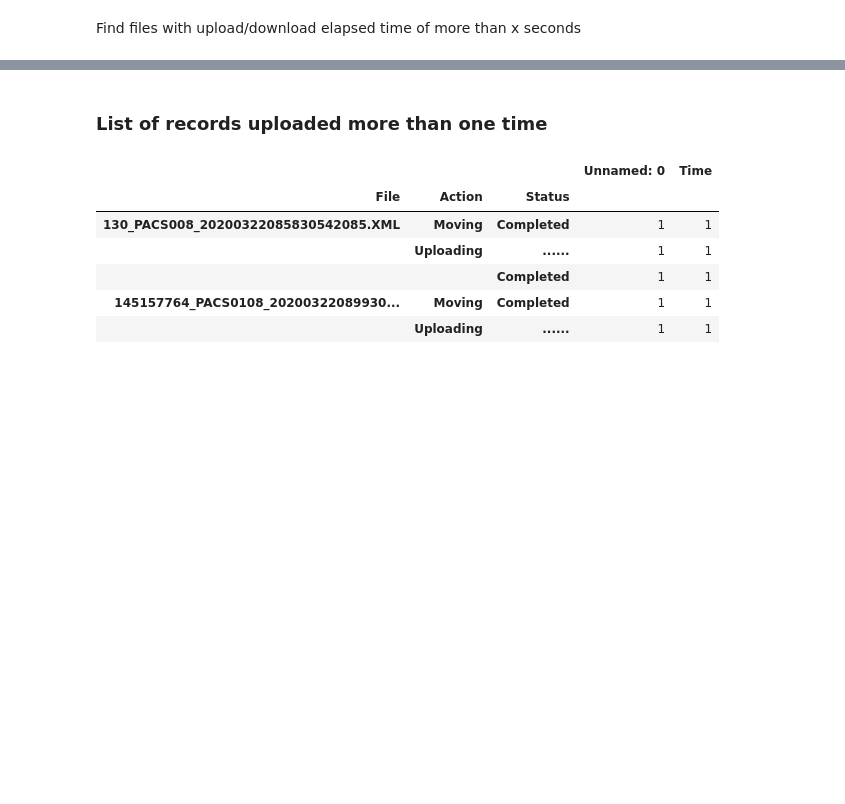
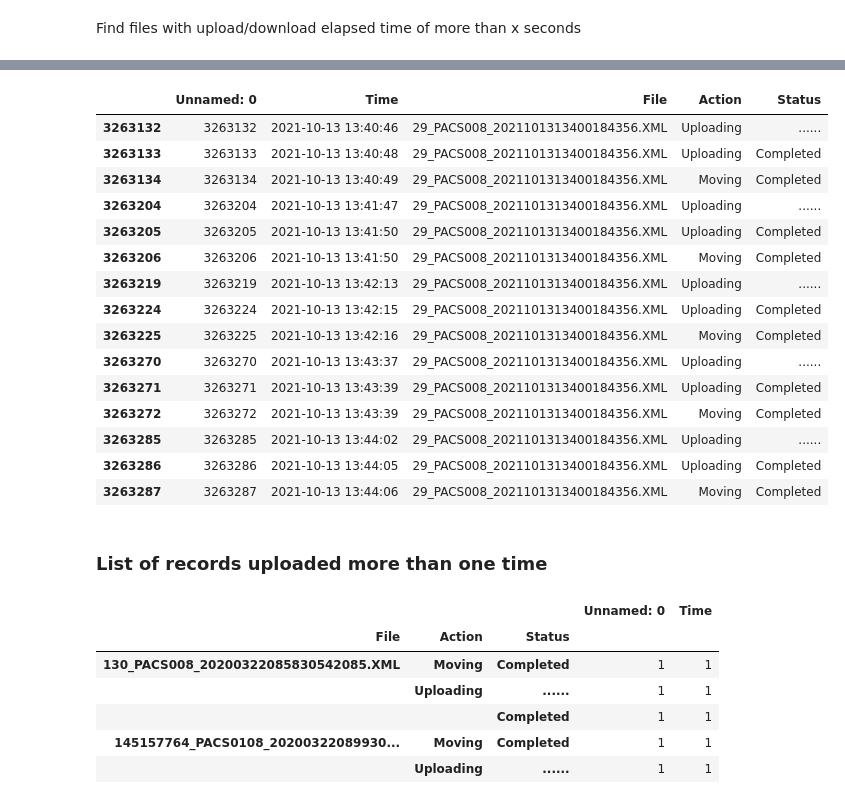
Before and after one commit to yjad/training, a Jupyter notebook: xml/ach_perf.ipynb, the cells around one changed output, grey strips where cells are left out. Drawn from its saved outputs; the diff is of its cells as text; code cells hidden in the pictures; blank space fills up the shorter version.

```diff
--- a/xml/ach_perf.ipynb
+++ b/xml/ach_perf.ipynb
@@ -318,7 +340,24 @@ dd =dnld_time.loc[dnld_time['Time_start'].dt.date ==np.datetime64('2021-10-25'),
 # %%
 dd.loc[dd['elapsed']< np.datetime64(0, 's')]
 # %%
-data[data['File'] == '29_PACS008_2021011218140869027.XML']
+data[data['File'] == '29_PACS008_2021101313400184356.XML']
+# %% [output]
+|  | Unnamed: 0 | Time | File | Action | Status |
+| 3263132 | 3263132 | 2021-10-13 13:40:46 | 29_PACS008_2021101313400184356.XML | Uploading | ...... |
+| 3263133 | 3263133 | 2021-10-13 13:40:48 | 29_PACS008_2021101313400184356.XML | Uploading | Completed |
+| 3263134 | 3263134 | 2021-10-13 13:40:49 | 29_PACS008_2021101313400184356.XML | Moving | Completed |
+| 3263204 | 3263204 | 2021-10-13 13:41:47 | 29_PACS008_2021101313400184356.XML | Uploading | ...... |
+| 3263205 | 3263205 | 2021-10-13 13:41:50 | 29_PACS008_2021101313400184356.XML | Uploading | Completed |
+| 3263206 | 3263206 | 2021-10-13 13:41:50 | 29_PACS008_2021101313400184356.XML | Moving | Completed |
+| 3263219 | 3263219 | 2021-10-13 13:42:13 | 29_PACS008_2021101313400184356.XML | Uploading | ...... |
+| 3263224 | 3263224 | 2021-10-13 13:42:15 | 29_PACS008_2021101313400184356.XML | Uploading | Completed |
+| 3263225 | 3263225 | 2021-10-13 13:42:16 | 29_PACS008_2021101313400184356.XML | Moving | Completed |
+| 3263270 | 3263270 | 2021-10-13 13:43:37 | 29_PACS008_2021101313400184356.XML | Uploading | ...... |
+| 3263271 | 3263271 | 2021-10-13 13:43:39 | 29_PACS008_2021101313400184356.XML | Uploading | Completed |
+| 3263272 | 3263272 | 2021-10-13 13:43:39 | 29_PACS008_2021101313400184356.XML | Moving | Completed |
+| 3263285 | 3263285 | 2021-10-13 13:44:02 | 29_PACS008_2021101313400184356.XML | Uploading | ...... |
+| 3263286 | 3263286 | 2021-10-13 13:44:05 | 29_PACS008_2021101313400184356.XML | Uploading | Completed |
+| 3263287 | 3263287 | 2021-10-13 13:44:06 | 29_PACS008_2021101313400184356.XML | Moving | Completed |
 # %% [markdown]
 ### List of records uploaded more than one time
 # %%
```
Also changed, not shown: parts of 20 cells of this notebook.
